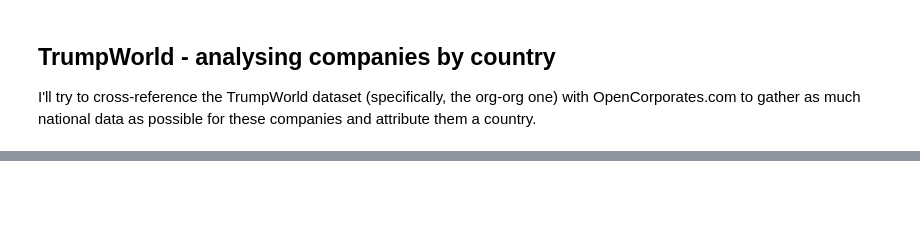
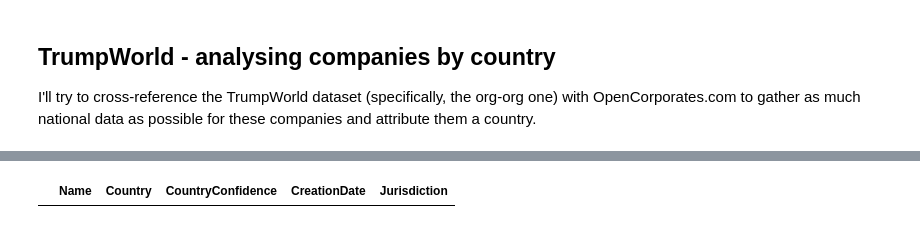
Before and after one commit to Data4Democracy/micro-projects, a Jupyter notebook: trumpworld/TrumpWorld Country Database.ipynb, the cells around one changed output, grey strips where cells are left out. Drawn from its saved outputs; the diff is of its cells as text; code cells hidden in the pictures; blank space fills up the shorter version.

Commit message:
Added script to pull data from OpenCorporates, basic analysis, a first CSV database of country and jurisdiction codes

```diff
--- a/trumpworld/TrumpWorld Country Database.ipynb
+++ b/trumpworld/TrumpWorld Country Database.ipynb
@@ -64,0 +23,6 @@ In order to better interpret the result let's get an estimate of how far the com
+# %%
+# Problem: some entries won't have any results, some will have multiple ones, so we need to purge them
+oc_data = {org: oc_raw_data[org] for org in oc_raw_data if len(oc_raw_data[org]) > 1}
+
+print "Results existing for {0} organizations out of {1}".format(len(oc_data), len(oc_raw_data))
+missing_orgs = set(oc_raw_data.keys())-set(oc_data.keys())
@@ -64,0 +81,34 @@ In order to better interpret the result let's get an estimate of how far the com
+# %%
+# Now to try and extract country, time of foundation, and jurisdiction code for each of these
+# When in doubt, pick the newest one
+org_table = []
+
+for org in org_alive:
+    orgs = org_alive[org]
+    # Columns: organization, country, confidence of country, time of foundation, jurisdiction code
+    org_row = [org]
+    # Remove organizations without address info, sort by creation date
+    orgs = sorted(orgs, key=lambda o: dt.strptime(o['company']['created_at'], dateparse))
+    # Countries?
+    countries = [(i, o['company']['registered_address']['country']) for i, o in enumerate(orgs) if o['company']['registered_address'] is not None]
+    # How many?
+    if len(countries) == 0:
+        org_row += ['N/A', 0.0]
+        ci = -1
+    elif len(countries) == 1:
+        org_row += [countries[0][1], 1.0/len(orgs)]
+        ci = countries[0][0]
+    else:
+        ccount = np.array([countries.count(c) for c in countries])
+        cmax = np.amax(ccount)
+        ci = np.where(ccount == cmax)[0][-1]
+        org_row += [countries[ci][1], cmax*1.0/len(orgs)]
+    # Time and jurisdiction
+    org_row += [dt.strptime(orgs[ci]['company']['created_at'],
+                                     dateparse),
+                orgs[ci]['company']['jurisdiction_code']]
+    org_table.append(org_row)
+# %%
+# Ok, so store this info in a database
+org_dframe = pd.DataFrame(org_table, columns=['Name', 'Country', 'CountryConfidence', 'CreationDate', 'Jurisdiction'])
+org_dframe.to_csv('org_country.csv', encoding='utf-8')
@@ -65 +126,6 @@ In order to better interpret the result let's get an estimate of how far the com
+# %%
+# Some special cases
+org_dframe[org_dframe['Jurisdiction'] == 'sa']
+# %% [output]
+|  | Name | Country | CountryConfidence | CreationDate | Jurisdiction |
 # %%
```
Also changed, not shown: parts of 13 cells of this notebook, 3 other files.
